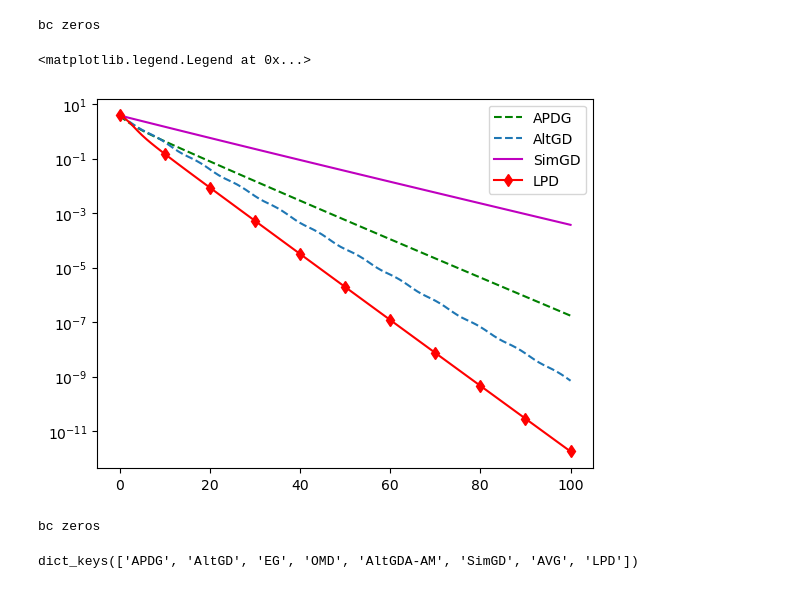
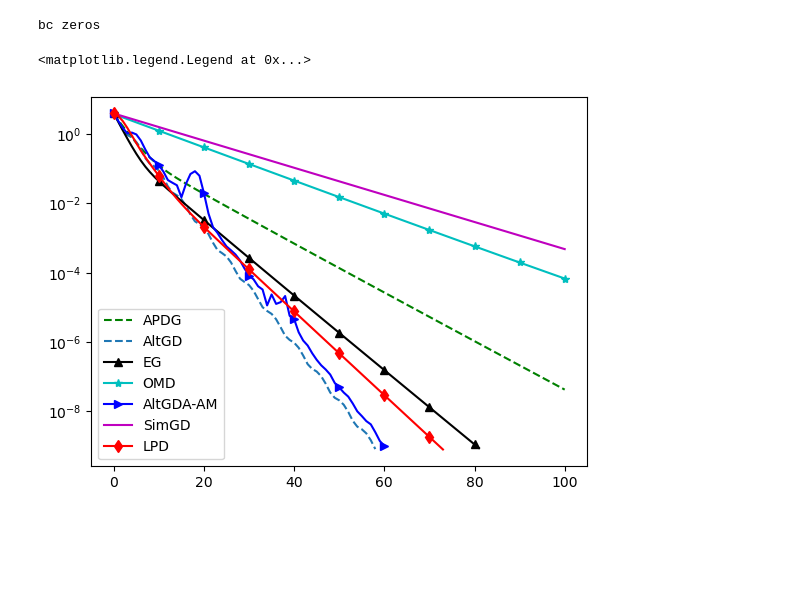
Before and after one commit to mrph2898/MASS, a Jupyter notebook: experiments/DA_Comparison.ipynb, the cells around one changed output. Cells and saved outputs as stored; diff of their text form; code cells hidden in the pictures; blank space fills up the shorter version.

```diff
--- a/experiments/DA_Comparison.ipynb
+++ b/experiments/DA_Comparison.ipynb
@@ -75,66 +83,36 @@ ut.plot(x, y, z, dz_dx, dz_dy,
 # %%
 problem_n = pr.GeneralSaddle(n=3, spd=True)
 params = {"apdg": None,
-          'altgd': 0.1,
-          'simgd': 0.05,
-          'avg': 1,
-          'eg':0.6,
-          'omd':0.3,
-          'AA': 0.5
+          'lpd': None,
+          'altgd':  None,
+          'simgd':  None,
+          # 'avg':  None,
+          'eg': None,
+          'omd': None,
+          'AA':  None
          }
- # {'adam':0.01, 'fr':0.05,'AA':0.5}
+ # {'adam':0.01, 'fr':0.05}
 
 x0 = np.random.randn(3, )
 y0 = np.random.randn(3, )
 type2=True
 iteration = 100
 k =  10
-methods_dict = ut.main(problem_n, iteration, x0.copy(), y0.copy(), params, k=k)
+methods_dict = ut.main(problem_n, iteration, x0.copy(), y0.copy(), params)
 # %% [output]
 bc zeros
 # %%
 %matplotlib inline
 plot_interval = 1
 for method in methods_dict:
-    if method not in ["EG", "OMD", "AltGDA-RAM"]:
-        plt.semilogy(np.arange(0, iteration+plot_interval, plot_interval),
+    if method not in []:
+        plt.semilogy(np.arange(0, len(methods_dict[method]["loss_hist"])+plot_interval-1, plot_interval),
                      methods_dict[method]["loss_hist"][::plot_interval],
                      methods_dict[method]["marker"],
                      markevery=markevery,
                      label=method
                     )
 plt.legend()
 # %% [output]
 <matplotlib.legend.Legend at 0x...>
-[figure, old version]
+[figure, new version]
-# %%
-problem_n = pr.GeneralSaddle(n=3, spd=True)
-L = max(problem_n.L_xy, problem_n.L_x, problem_n.L_y)
-params = {"apdg": None,
-          'lpd': None,
-          'altgd': {"lr": 1 / (2*L)},
-          'simgd': {"lr": 1 / (2*L)},
-          'avg': {"lr": 1 / (2*L)},
-          'eg': {"lr": 0.6},
-          'omd': {"lr": 0.3},
-          'AA': {"lr": 0.5,
-                 "k": 10,
-                 "type2": True,
-                 "reg": 1e-10,
-                 "gamma": 1e-26
-                }
-         }
- # {'adam':0.01, 'fr':0.05,'AA':0.5}
-
-x0 = np.random.randn(3, )
-y0 = np.random.randn(3, )
-type2=True
-iteration = 100
-
-methods_dict = ut.main(problem_n, iteration, x0.copy(), y0.copy(), params)
-# %% [output]
-bc zeros
-# %%
-methods_dict.keys()
-# %% [output]
-dict_keys(['APDG', 'AltGD', 'EG', 'OMD', 'AltGDA-AM', 'SimGD', 'AVG', 'LPD'])
```
Also changed, not shown: parts of 3 cells of this notebook, 10 other files.
